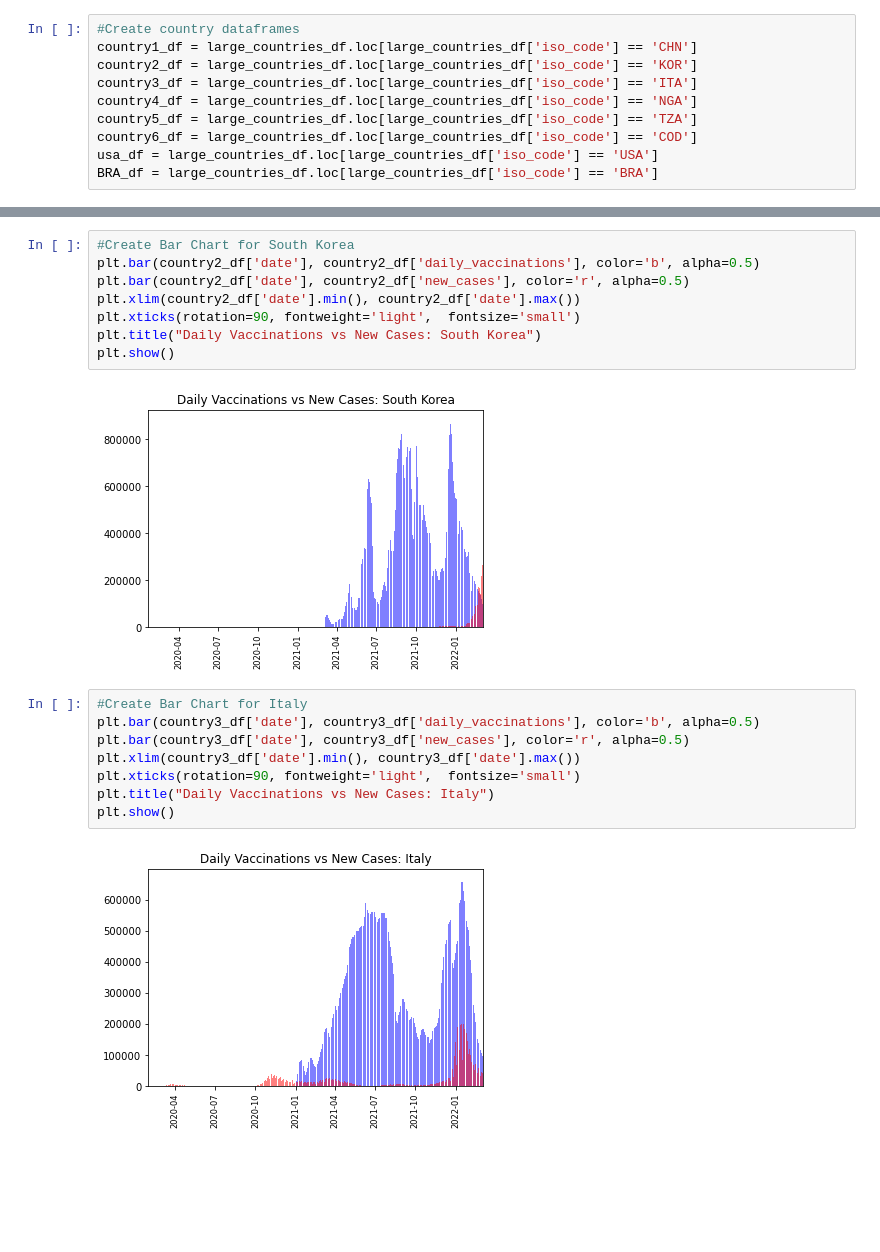
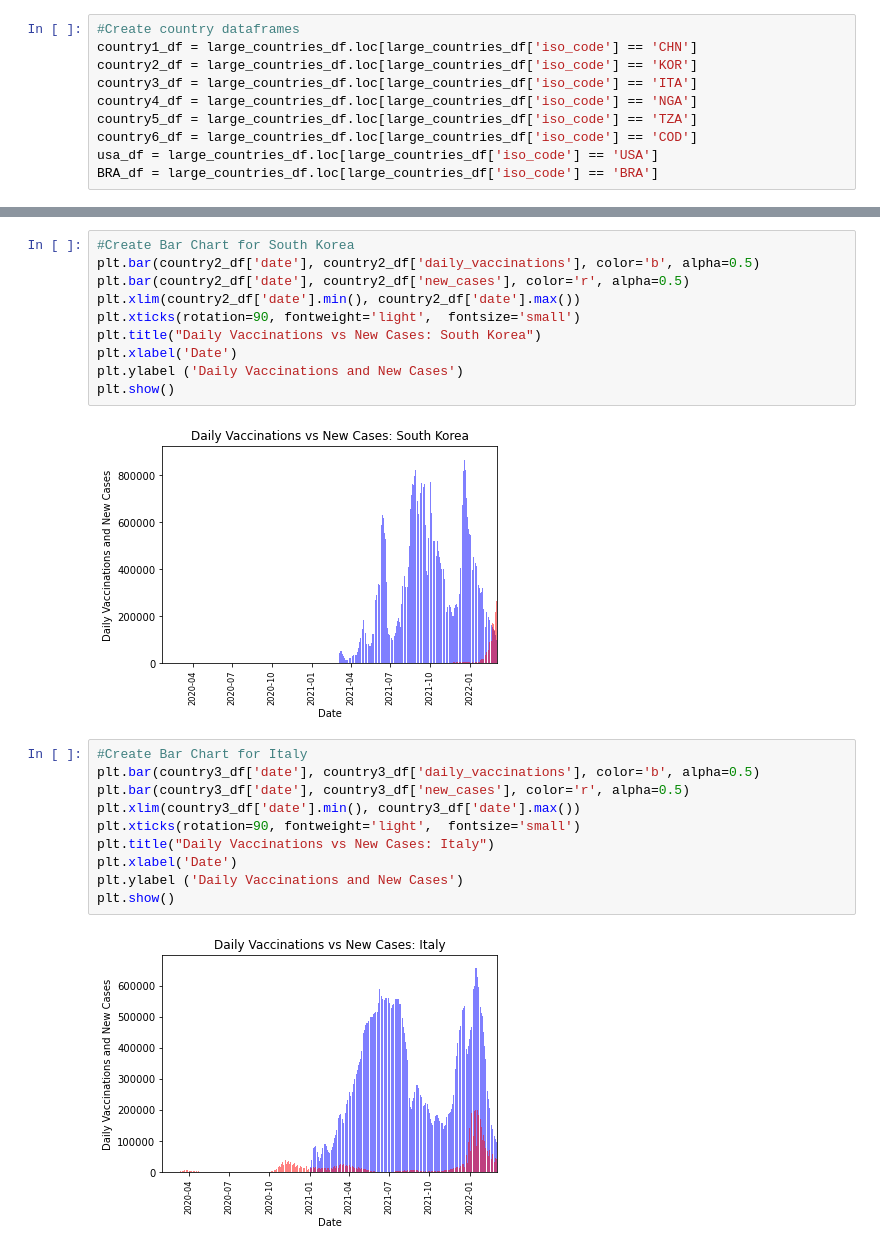
Before and after one commit to oiwuoni/group-3-bootcamp-project-1-repo, a Jupyter notebook: Covid-19 Data eric2 branch.ipynb, the cells around one changed output, grey strips where cells are left out. Cells and saved outputs as stored; diff of their text form; blank space fills up the shorter version.

```diff
--- a/Covid-19 Data eric2 branch.ipynb
+++ b/Covid-19 Data eric2 branch.ipynb
@@ -216,19 +218,23 @@ plt.bar(country2_df['date'], country2_df['new_cases'], color='r', alpha=0.5)
 plt.xlim(country2_df['date'].min(), country2_df['date'].max())
 plt.xticks(rotation=90, fontweight='light',  fontsize='small')
 plt.title("Daily Vaccinations vs New Cases: South Korea")
+plt.xlabel('Date')
+plt.ylabel ('Daily Vaccinations and New Cases')
 plt.show()
 # %% [output]
-[figure, old version]
+[figure, new version]
 # %%
 #Create Bar Chart for Italy
 plt.bar(country3_df['date'], country3_df['daily_vaccinations'], color='b', alpha=0.5)
 plt.bar(country3_df['date'], country3_df['new_cases'], color='r', alpha=0.5)
 plt.xlim(country3_df['date'].min(), country3_df['date'].max())
 plt.xticks(rotation=90, fontweight='light',  fontsize='small')
 plt.title("Daily Vaccinations vs New Cases: Italy")
+plt.xlabel('Date')
+plt.ylabel ('Daily Vaccinations and New Cases')
 plt.show()
 # %% [output]
-[figure, old version]
+[figure, new version]
 # %%
 #Create Bar Chart for Nigeria
 plt.bar(country4_df['date'], country4_df['daily_vaccinations'], color='b', alpha=0.5)
```
Also changed, not shown: parts of 6 cells of this notebook.
